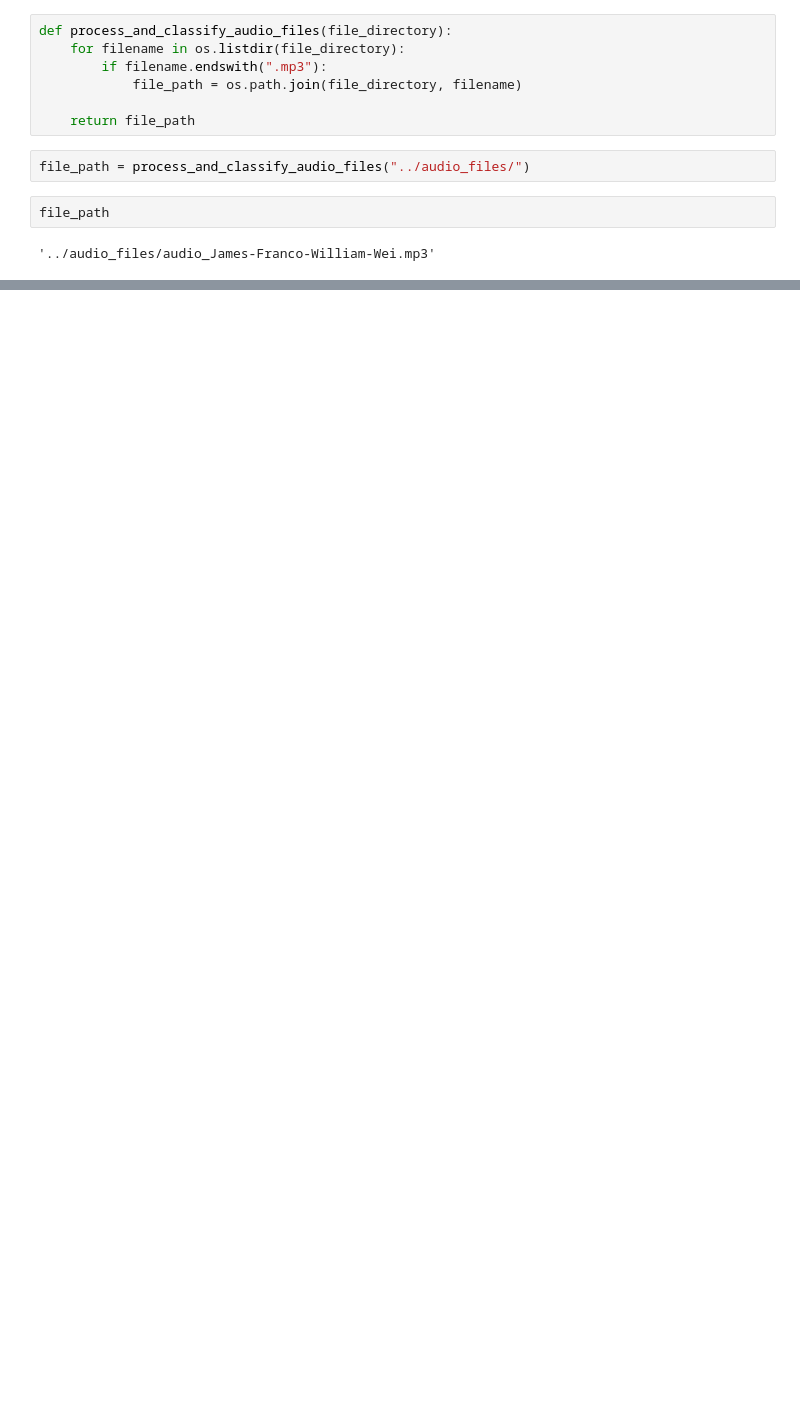
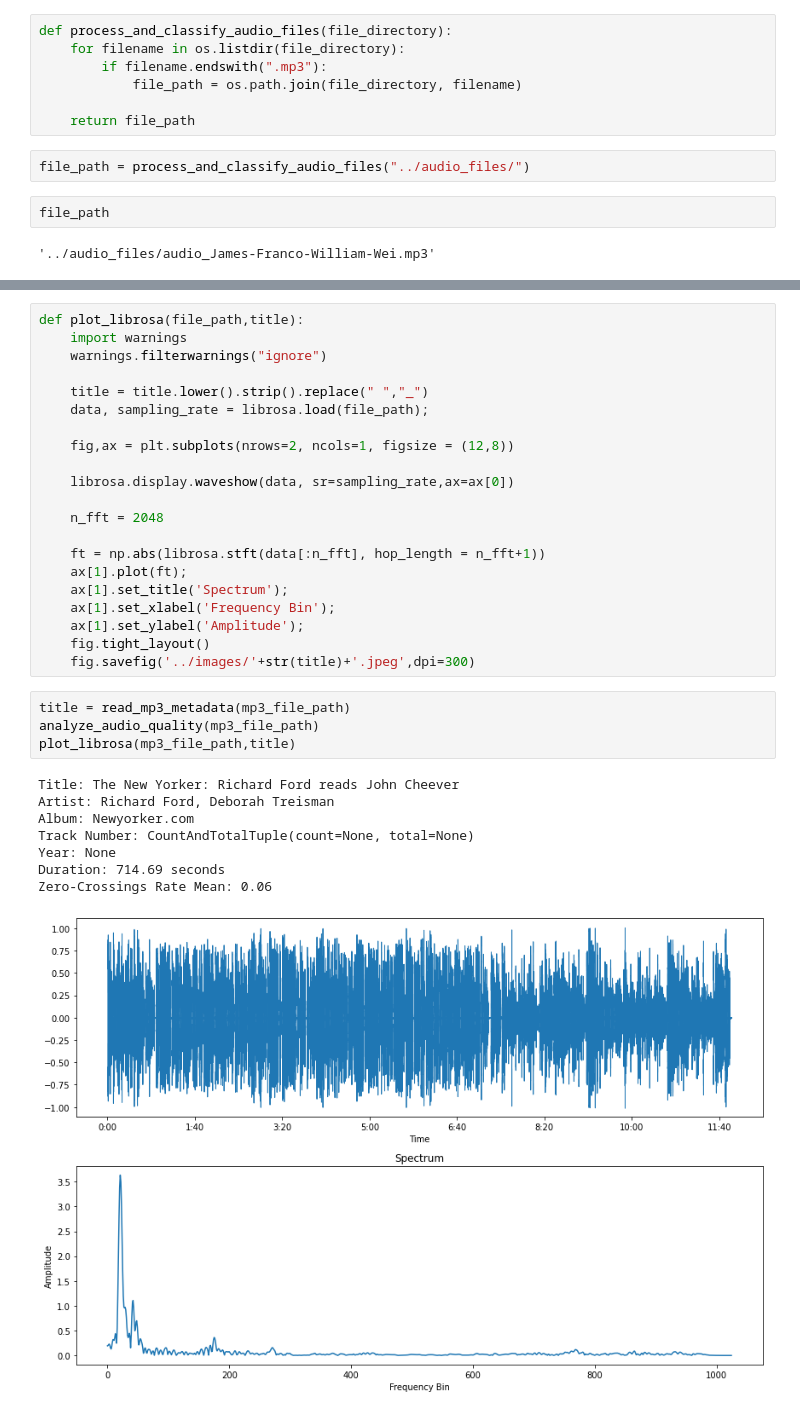
Before and after one commit to Kshitij301199/CaseStudy_ai_coustics, a Jupyter notebook: bin/test.ipynb, the cells around one changed output, grey strips where cells are left out. Cells and saved outputs as stored; diff of their text form; blank space fills up the shorter version.

```diff
--- a/bin/test.ipynb
+++ b/bin/test.ipynb
@@ -55,0 +139,34 @@ C:\MikTeX\miktex\bin\x64\
+# %%
+def plot_librosa(file_path,title):
+    import warnings
+    warnings.filterwarnings("ignore")
+
+    title = title.lower().strip().replace(" ","_")
+    data, sampling_rate = librosa.load(file_path);
+
+    fig,ax = plt.subplots(nrows=2, ncols=1, figsize = (12,8))
+
+    librosa.display.waveshow(data, sr=sampling_rate,ax=ax[0])
+
+    n_fft = 2048
+
+    ft = np.abs(librosa.stft(data[:n_fft], hop_length = n_fft+1))
+    ax[1].plot(ft);
+    ax[1].set_title('Spectrum');
+    ax[1].set_xlabel('Frequency Bin');
+    ax[1].set_ylabel('Amplitude');
+    fig.tight_layout()
+    fig.savefig('../images/'+str(title)+'.jpeg',dpi=300)
+# %%
+title = read_mp3_metadata(mp3_file_path)
+analyze_audio_quality(mp3_file_path)
+plot_librosa(mp3_file_path,title)
+# %% [output]
+Title: The New Yorker: Richard Ford reads John Cheever
+Artist: Richard Ford, Deborah Treisman
+Album: Newyorker.com
+Track Number: CountAndTotalTuple(count=None, total=None)
+Year: None
+Duration: 714.69 seconds
+Zero-Crossings Rate Mean: 0.06
+[figure, added]
```
Also changed, not shown: parts of 16 cells of this notebook, 5 other files.
